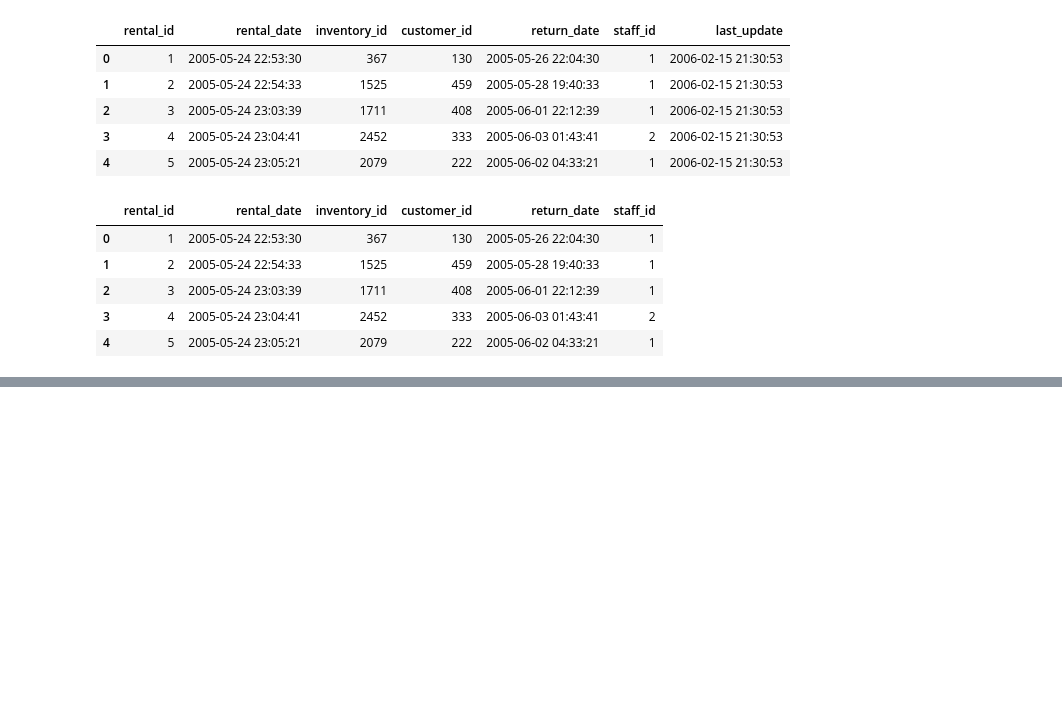
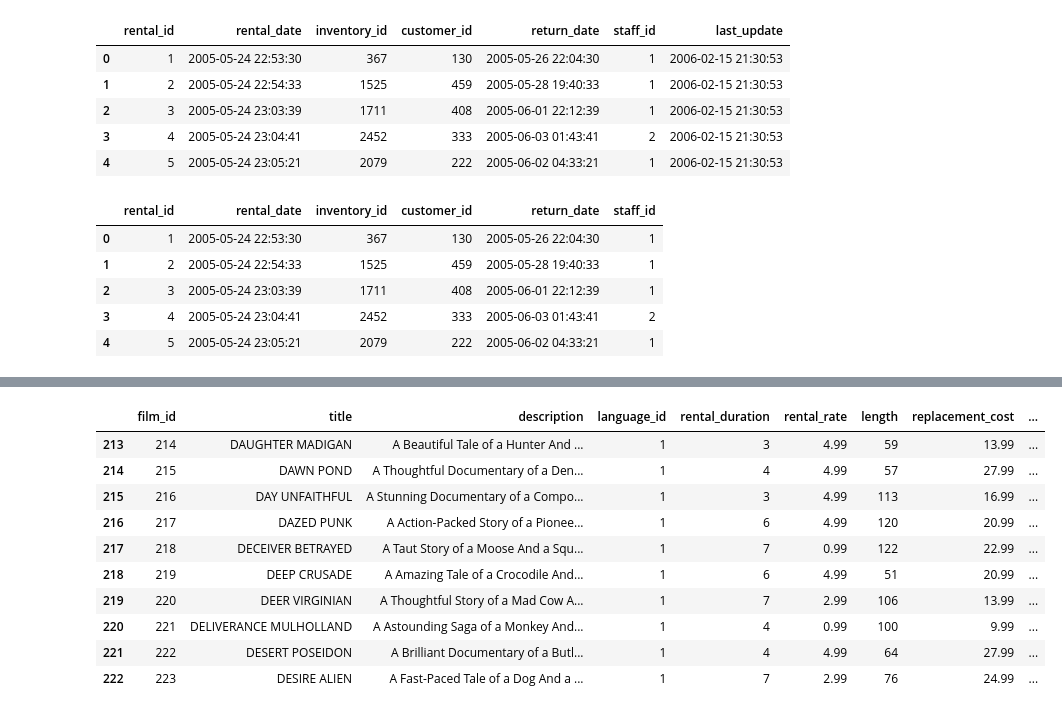
Before and after one commit to JuanGouveia/SQL-Project, a Jupyter notebook: your-code/book.ipynb, the cells around one changed output, grey strips where cells are left out. Saved outputs shown, nothing was run; the diff lists cells and outputs as text; code cells hidden in the pictures; blank space fills up the shorter version.

```diff
--- a/your-code/book.ipynb
+++ b/your-code/book.ipynb
@@ -260,0 +310,14 @@ data_rent.head()
+# %%
+data_film.iloc[0:223].tail(10)
+# %% [output]
+|  | film_id | title | description | language_id | rental_duration | rental_rate | length | replacement_cost | ... |
+| 213 | 214 | DAUGHTER MADIGAN | A Beautiful Tale of a Hunter And ... | 1 | 3 | 4.99 | 59 | 13.99 | ... |
+| 214 | 215 | DAWN POND | A Thoughtful Documentary of a Den... | 1 | 4 | 4.99 | 57 | 27.99 | ... |
+| 215 | 216 | DAY UNFAITHFUL | A Stunning Documentary of a Compo... | 1 | 3 | 4.99 | 113 | 16.99 | ... |
+| 216 | 217 | DAZED PUNK | A Action-Packed Story of a Pionee... | 1 | 6 | 4.99 | 120 | 20.99 | ... |
+| 217 | 218 | DECEIVER BETRAYED | A Taut Story of a Moose And a Squ... | 1 | 7 | 0.99 | 122 | 22.99 | ... |
+| 218 | 219 | DEEP CRUSADE | A Amazing Tale of a Crocodile And... | 1 | 6 | 4.99 | 51 | 20.99 | ... |
+| 219 | 220 | DEER VIRGINIAN | A Thoughtful Story of a Mad Cow A... | 1 | 7 | 2.99 | 106 | 13.99 | ... |
+| 220 | 221 | DELIVERANCE MULHOLLAND | A Astounding Saga of a Monkey And... | 1 | 4 | 0.99 | 100 | 9.99 | ... |
+| 221 | 222 | DESERT POSEIDON | A Brilliant Documentary of a Butl... | 1 | 4 | 4.99 | 64 | 27.99 | ... |
+| 222 | 223 | DESIRE ALIEN | A Fast-Paced Tale of a Dog And a ... | 1 | 7 | 2.99 | 76 | 24.99 | ... |
```
Also changed, not shown: parts of 17 cells of this notebook.
